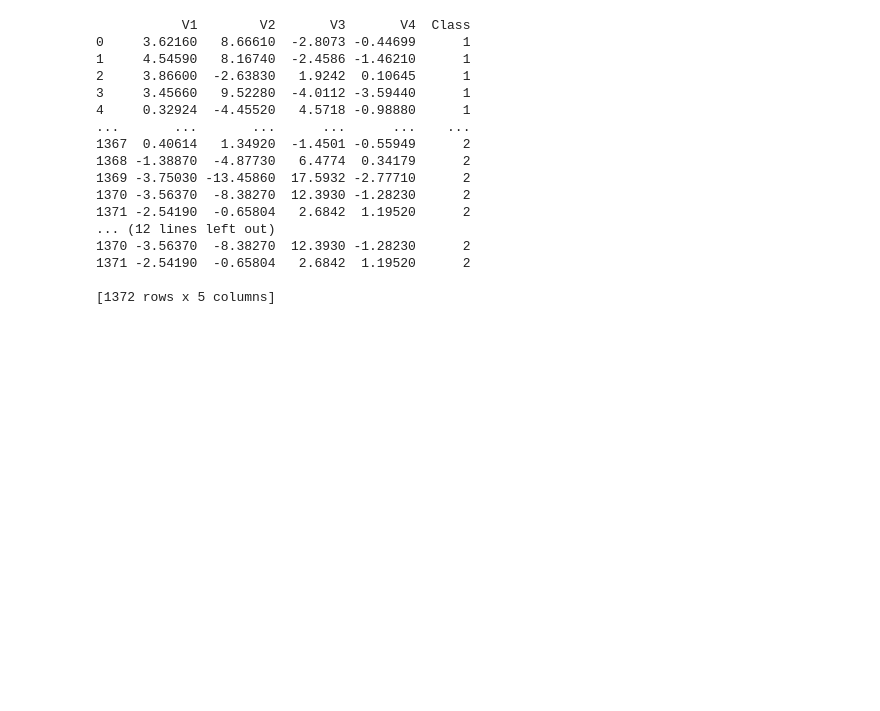
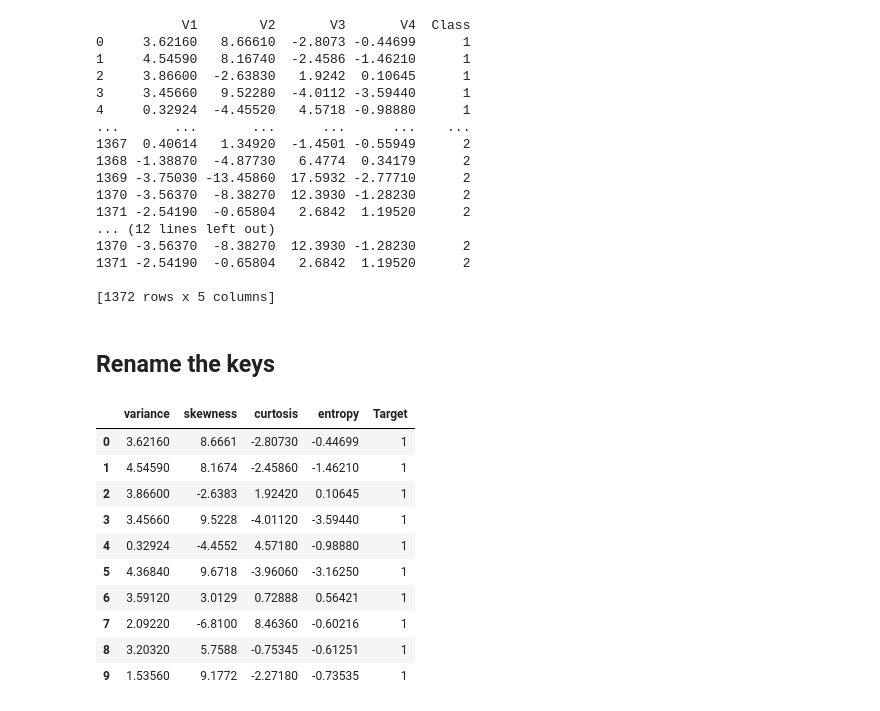
Before and after one commit to aLLUPS/BankNoteAuthentication, a Jupyter notebook: BankNote_Authentication.ipynb, the cells around one changed output. Drawn from its saved outputs; the diff is of its cells as text; code cells hidden in the pictures; blank space fills up the shorter version.

```diff
--- a/BankNote_Authentication.ipynb
+++ b/BankNote_Authentication.ipynb
@@ -87,3 +87,20 @@ for resource in resources:
 1371 -2.54190  -0.65804   2.6842  1.19520      2
 
 [1372 rows x 5 columns]
+# %% [markdown]
+## Rename the keys
+# %%
+data_df.rename(columns={'V1': 'variance', 'V2': 'skewness', 'V3': 'curtosis', 'V4': 'entropy', 'Class': 'Target'}, inplace=True)
+data_df.head(10)
+# %% [output]
+|  | variance | skewness | curtosis | entropy | Target |
+| 0 | 3.62160 | 8.6661 | -2.80730 | -0.44699 | 1 |
+| 1 | 4.54590 | 8.1674 | -2.45860 | -1.46210 | 1 |
+| 2 | 3.86600 | -2.6383 | 1.92420 | 0.10645 | 1 |
+| 3 | 3.45660 | 9.5228 | -4.01120 | -3.59440 | 1 |
+| 4 | 0.32924 | -4.4552 | 4.57180 | -0.98880 | 1 |
+| 5 | 4.36840 | 9.6718 | -3.96060 | -3.16250 | 1 |
+| 6 | 3.59120 | 3.0129 | 0.72888 | 0.56421 | 1 |
+| 7 | 2.09220 | -6.8100 | 8.46360 | -0.60216 | 1 |
+| 8 | 3.20320 | 5.7588 | -0.75345 | -0.61251 | 1 |
+| 9 | 1.53560 | 9.1772 | -2.27180 | -0.73535 | 1 |
```
Also changed, not shown: parts of 14 cells of this notebook.
